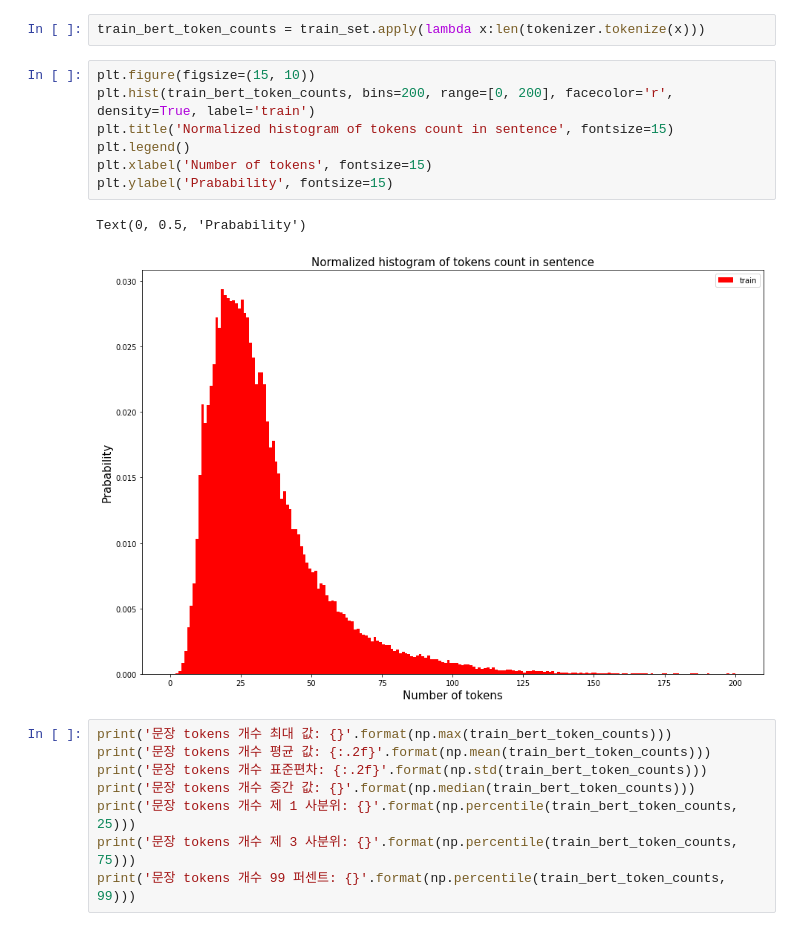
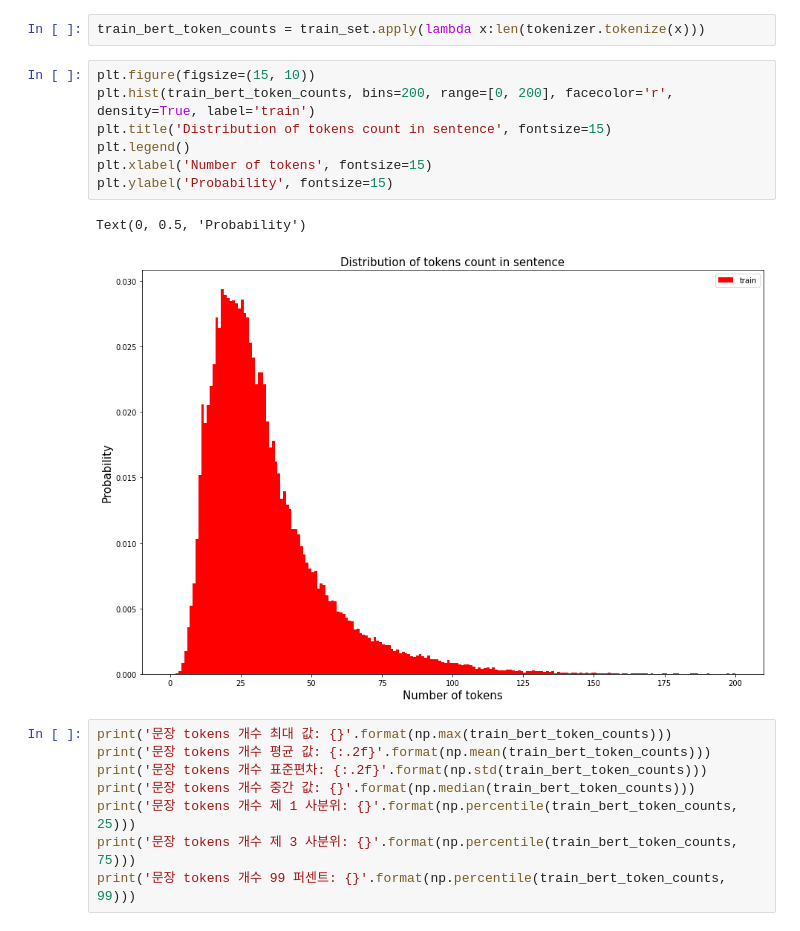
Before and after one commit to NLP-kr/tensorflow-ml-nlp-tf2, a Jupyter notebook: 7.PRETRAIN_METHOD/7.2.NER_EDA.ipynb, the cells around one changed output. Saved outputs shown, nothing was run; the diff lists cells and outputs as text.

```diff
--- a/7.PRETRAIN_METHOD/7.2.NER_EDA.ipynb
+++ b/7.PRETRAIN_METHOD/7.2.NER_EDA.ipynb
@@ -237,13 +241,13 @@ train_bert_token_counts = train_set.apply(lambda x:len(tokenizer.tokenize(x)))
 # %%
 plt.figure(figsize=(15, 10))
 plt.hist(train_bert_token_counts, bins=200, range=[0, 200], facecolor='r', density=True, label='train')
-plt.title('Normalized histogram of tokens count in sentence', fontsize=15)
+plt.title('Distribution of tokens count in sentence', fontsize=15)
 plt.legend()
 plt.xlabel('Number of tokens', fontsize=15)
-plt.ylabel('Prabability', fontsize=15)
+plt.ylabel('Probability', fontsize=15)
 # %% [output]
-Text(0, 0.5, 'Prabability')
+Text(0, 0.5, 'Probability')
-[figure, old version]
+[figure, new version]
 # %%
 print('문장 tokens 개수 최대 값: {}'.format(np.max(train_bert_token_counts)))
 print('문장 tokens 개수 평균 값: {:.2f}'.format(np.mean(train_bert_token_counts)))
```
Also changed, not shown: parts of 10 cells of this notebook.
